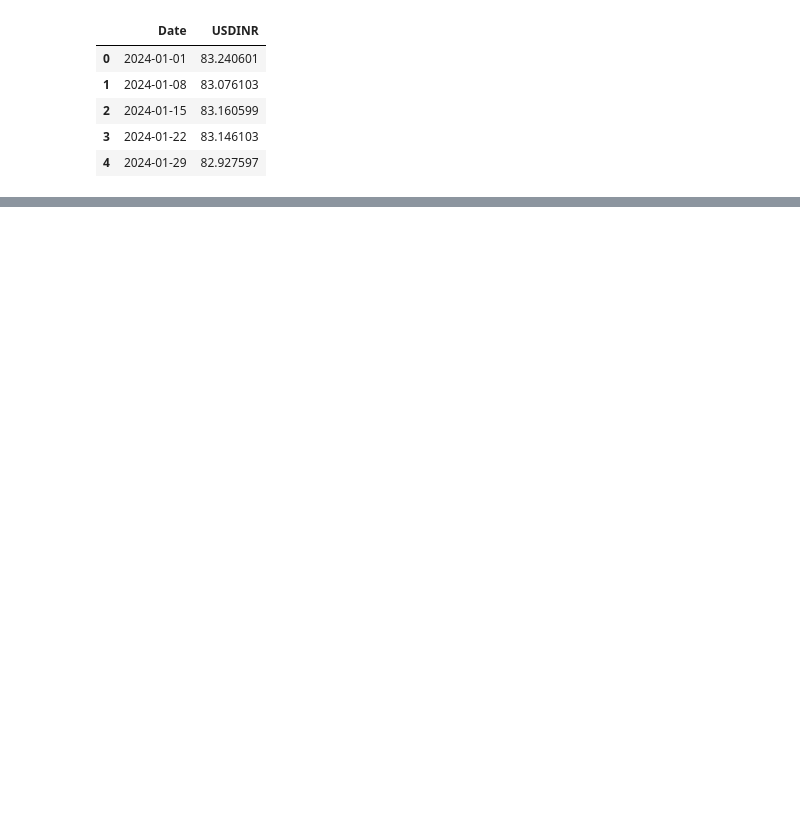
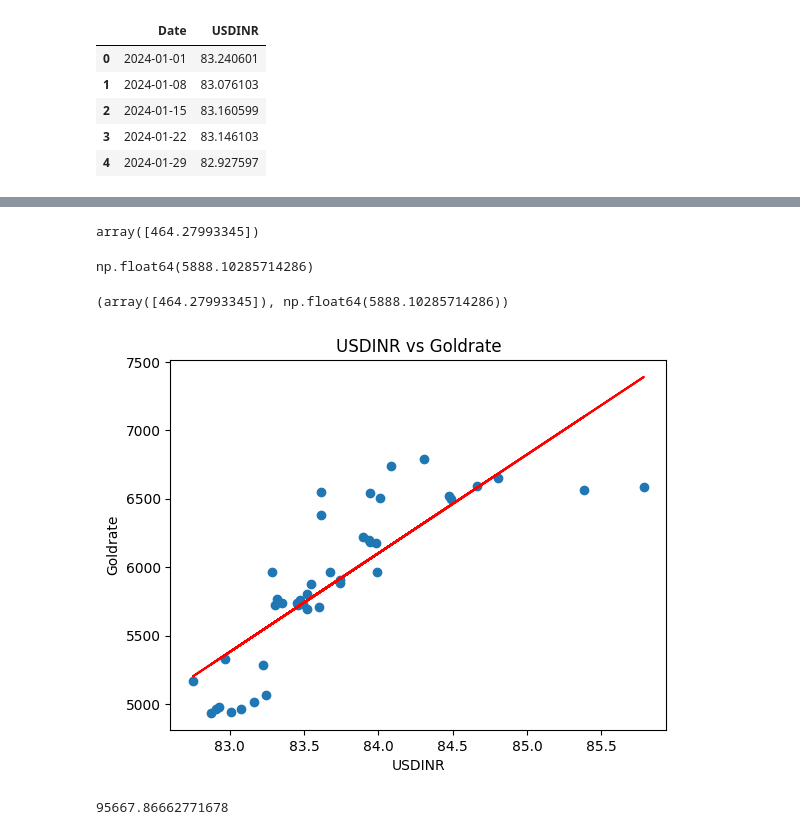
Before and after one commit to arikrishnan123/machine-learning-project, a Jupyter notebook: Untitled8.ipynb, the cells around one changed output, grey strips where cells are left out. Saved outputs shown, nothing was run; the diff lists cells and outputs as text; code cells hidden in the pictures; blank space fills up the shorter version.

```diff
--- a/Untitled8.ipynb
+++ b/Untitled8.ipynb
@@ -112,0 +197,3 @@ Saving Gold vs USDINR.csv to Gold vs USDINR.csv
+# %%
+from sklearn.model_selection import train_test_split
+x_train,x_test,y_train,y_test=train_test_split(x,y,test_size=0.2,random_state=42)
@@ -112,0 +225,7 @@ Saving Gold vs USDINR.csv to Gold vs USDINR.csv
+# %%
+from sklearn.preprocessing import StandardScaler
+scaler=StandardScaler()
+x_train_scaled=scaler.fit_transform(x_train.values.reshape(-1,1))
+x_test_scaled=scaler.fit_transform(x_test.values.reshape(-1,1))
+print(x_train_scaled)
+print(x_test_scaled)
@@ -112,0 +274,4 @@ Saving Gold vs USDINR.csv to Gold vs USDINR.csv
+# %%
+from sklearn.linear_model import LinearRegression
+regressor=LinearRegression()
+regressor.fit(x_train_scaled,y_train)
@@ -112,0 +284,8 @@ Saving Gold vs USDINR.csv to Gold vs USDINR.csv
+# %%
+regressor.coef_
+# %% [output]
+array([464.27993345])
+# %%
+regressor.intercept_
+# %% [output]
+np.float64(5888.10285714286)
@@ -112,0 +296,15 @@ Saving Gold vs USDINR.csv to Gold vs USDINR.csv
+# %%
+m,b
+# %% [output]
+(array([464.27993345]), np.float64(5888.10285714286))
+# %%
+x_train_predict=regressor.predict(x_train_scaled)
+# %%
+plt.scatter(x_train,y_train)
+plt.plot(x_train,x_train_predict,color='red')
+plt.xlabel('USDINR')
+plt.ylabel('Goldrate')
+plt.title('USDINR vs Goldrate')
+plt.show()
+# %% [output]
+[figure, added]
@@ -112,0 +313,5 @@ Saving Gold vs USDINR.csv to Gold vs USDINR.csv
+# %%
+from sklearn.metrics import mean_squared_error
+mean_squared_error(y_test,x_test_predict)
+# %% [output]
+95667.86662771678
```
Also changed, not shown: parts of 23 cells of this notebook.
